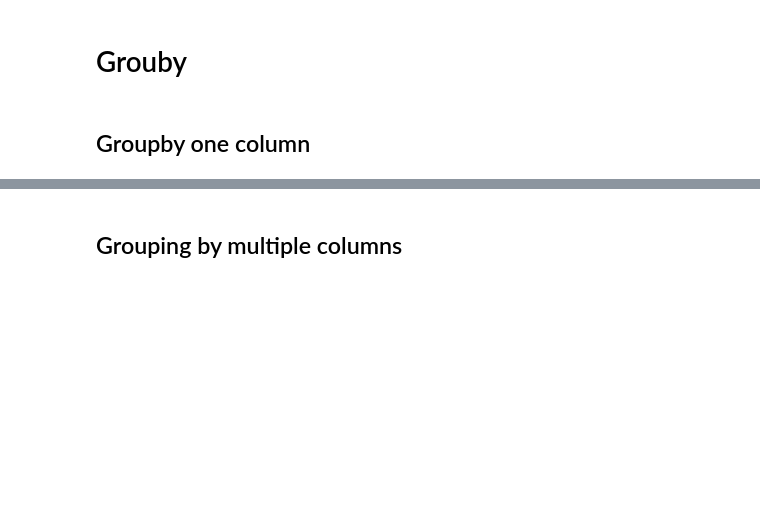
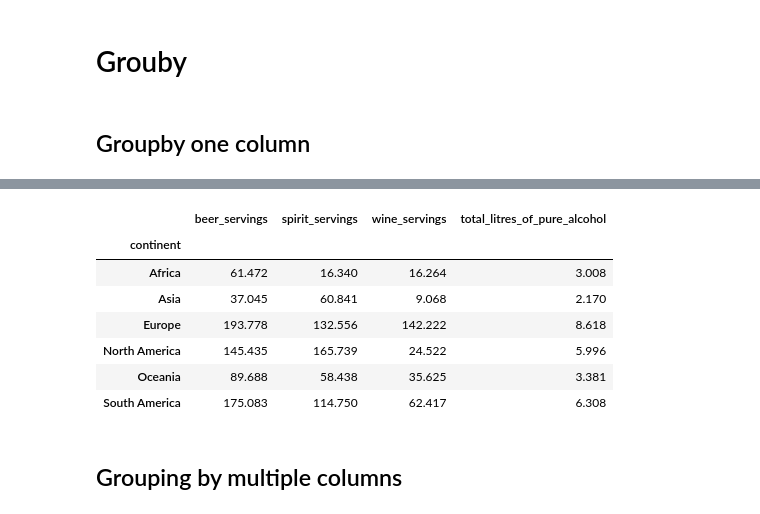
Before and after one commit to felixfan/scripts, a Jupyter notebook: python/ipynb/pandas.ipynb, the cells around one changed output, grey strips where cells are left out. Cells and saved outputs as stored; diff of their text form; code cells hidden in the pictures; blank space fills up the shorter version.

```diff
--- a/python/ipynb/pandas.ipynb
+++ b/python/ipynb/pandas.ipynb
@@ -680,3 +710,14 @@ df.groupby(df.year // 10 * 10).describe()
+# %%
+drinks.groupby('continent').mean()
+# %% [output]
+|  | beer_servings | spirit_servings | wine_servings | total_litres_of_pure_alcohol |
+| continent |  |  |  |  |
+| Africa | 61.472 | 16.340 | 16.264 | 3.008 |
+| Asia | 37.045 | 60.841 | 9.068 | 2.170 |
+| Europe | 193.778 | 132.556 | 142.222 | 8.618 |
+| North America | 145.435 | 165.739 | 24.522 | 5.996 |
+| Oceania | 89.688 | 58.438 | 35.625 | 3.381 |
+| South America | 175.083 | 114.750 | 62.417 | 6.308 |
 # %% [markdown]
 ## Grouping by multiple columns
 # %%
```
Also changed, not shown: parts of 20 cells of this notebook.
